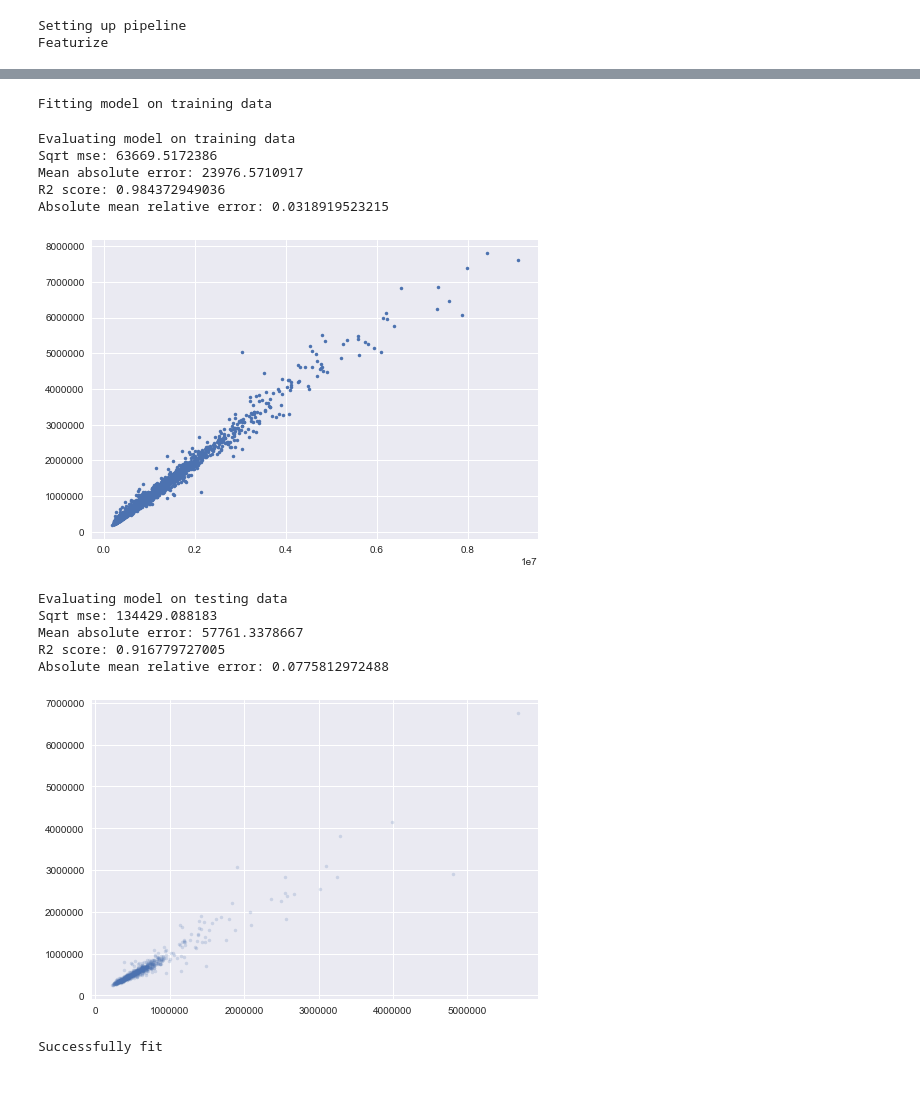
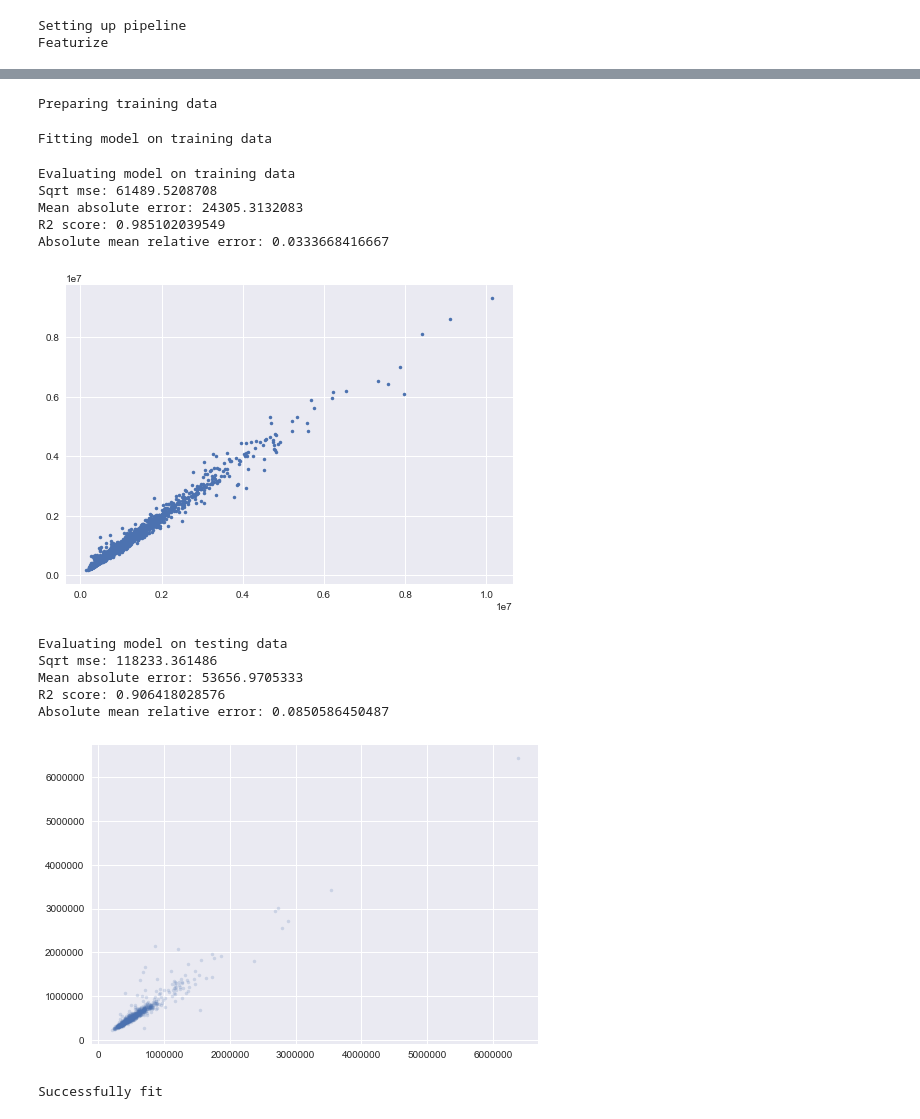
Before and after one commit to ideaian/housing_prices, a Jupyter notebook: improved_pipeline.ipynb, the cells around one changed output, grey strips where cells are left out. Saved outputs shown, nothing was run; the diff lists cells and outputs as text; code cells hidden in the pictures; blank space fills up the shorter version.

```diff
--- a/improved_pipeline.ipynb
+++ b/improved_pipeline.ipynb
@@ -10,5 +21,5 @@ ImportError: No module named utils.general_utils
 # %%
-df = pd.read_csv('single_family_home_values.csv')
+df = pd.read_csv('data/single_family_home_values.csv')
 
 print('Preparing Data: cleaning data')
 not_useful_fields = ['id','city','state']#, 'address']
@@ -21,19 +32,35 @@ required_fields = ['address','latitude','longitude','zipcode','bedrooms',
 zero_to_nan_fields = None
 nan_to_zero_fields = ['latitude','longitude','priorSaleDate','priorSaleAmount']
 
+## ADD FEATURES
+print('Adding self scaling features')
 df['squareFootageOverLotSize'] = df['squareFootage']/df['lotSize']
 df['bathroomsPerRooms'] = df['bathrooms']/(df['rooms']+.01)
 df['bathroomsPerRooms'] = df['rooms']/(df['squareFootage'])
 df['hasPriorSale'] = ~pd.isnull(df['priorSaleDate'])
 bad_idx = pd.isnull(df['yearBuilt'])
 df.loc[bad_idx, 'yearBuilt'] = 0
+
+
 print('Preparing Data: splitting test/train/validation')
 df_train, df_test, df_validation = train_validate_test_split(df)
+y_test = df_test['estimated_value']
+df_test = df_test[df_test.columns.drop('estimated_value')]
 
-X_test = df_test[df_test.columns.drop('estimated_value')]
-y_test = df_test['estimated_value']
+y_train = df_train['estimated_value']
+df_train = df_train[df_train.columns.drop('estimated_value')]
 
-X_train = df_train[df_train.columns.drop('estimated_value')]
-y_train = df_train['estimated_value']
+# y_train_sc = np.log(y_train+1)
+# y_train_mu = np.mean(y_train_sc)
+# y_train_std = np.std(y_train_sc)
+# Y_train_sc = (y_train_sc-y_train_mu)/y_train_std
+
+# y_test_sc = np.log(y_test+1)
+# y_test_mu = np.mean(y_test_sc)
+# y_test_std = np.std(y_test_sc)
+# y_test_sc = (y_test_sc-y_train_mu)/y_test_std
+
+y_train_sc = y_train
+y_test_sc = y_test
 # %% [output]
 Preparing Data: cleaning data
@@ -66,7 +94,7 @@ reg_function = RandomForestRegressor(n_jobs=3, criterion='mse')
 
 
 # prepare_data_pipeline = Pipeline([
-#             ('prepare_data', PrepareData(required_fields=required_fields,
+#             ('prepare_data', PrepareHousingData(required_fields=required_fields,
 #                                          date_fields=date_fields,
 #                                         zero_to_nan_fields=zero_to_nan_fields,
 #                                         nan_to_zero_fields=nan_to_zero_fields)),
@@ -75,14 +103,14 @@ reg_function = RandomForestRegressor(n_jobs=3, criterion='mse')
 #             ])
 prepare_data_pipeline = Pipeline([
 
-        ('prepare_data', PrepareData(required_fields=required_fields,
+        ('prepare_data', PrepareHousingData(required_fields=required_fields,
                                          date_fields=date_fields,
                                         zero_to_nan_fields=zero_to_nan_fields,
                                         nan_to_zero_fields=nan_to_zero_fields)),
             ('union', FeatureUnion(
                 transformer_list=[
                     # Extracting street vector
-                    ('subject',  StreetVectorizer()),
+#                    ('subject',  StreetVectorizer()),
 #                     ('imputerize_df', imputerize_df(features, df_out=True)),
                     # Featurizing all other values
                     ('featurize_df', featurize_df(features, df_out=False)),
@@ -126,56 +172,45 @@ Featurize
 # %%
-# y_train_sc = np.log(y_train+1)
-# y_train_mu = np.mean(y_train_sc)
-# y_train_std = np.std(y_train_sc)
-# Y_train_sc = (y_train_sc-y_train_mu)/y_train_std
-
-# y_test_sc = np.log(y_test+1)
-# y_test_mu = np.mean(y_test_sc)
-# y_test_std = np.std(y_test_sc)
-# y_test_sc = (y_test_sc-y_train_mu)/y_test_std
-
-y_train_sc = y_train
-y_test_sc = y_test
-
+print("Preparing training data")
 x_train = prepare_data_pipeline.fit_transform(X = df_train, y = y_train_sc.values.reshape((-1,1)))
-
 print("Fitting model on training data")
 model = fit_data_pipeline.fit(X = x_train, y = y_train_sc.values.reshape((-1,1)))
 # %% [output]
-Fitting model on training data
+Preparing training data
+Fitting model on training data
 # %%
 
 print("Evaluating model on training data")
 y_pred = model.predict(x_train)
 # y_pred = model.named_steps['forest'].predict(x_train)
 print_metrics(y_train_sc.values, y_pred)
 plt.plot(y_train_sc.values, y_pred,'.')
 y_max = (np.max((y_train_sc.values, y_pred.flatten())))
 # plt.plot((0,y_max), (0,y_max),color='black')
 plt.show()
 
 print("Evaluating model on testing data")
-X_test = prepare_data_pipeline.transform(df_test)
-y_test_pred = model.predict(X_test)
+
+x_test = prepare_data_pipeline.transform(df_test)
+y_test_pred = model.predict(x_test)
 # y_test_pred = model.named_steps['forest'].predict(X_test)
 print_metrics(y_test_sc.values, y_test_pred)
 plt.plot(y_test_sc.values, y_test_pred.flatten(),'.', alpha=0.2)
 y_max = np.max((y_test_sc, y_test_pred.flatten()))
 # plt.plot((0,y_max), (0,y_max),color='black')
 
 plt.show()
 print("Successfully fit")
 # %% [output]
 Evaluating model on training data
-Sqrt mse: 63669.5172386
-Mean absolute error: 23976.5710917
-R2 score: 0.984372949036
-Absolute mean relative error: 0.0318919523215
+Sqrt mse: 61489.5208708
+Mean absolute error: 24305.3132083
+R2 score: 0.985102039549
+Absolute mean relative error: 0.0333668416667
-[figure, old version]
+[figure, new version]
 Evaluating model on testing data
-Sqrt mse: 134429.088183
-Mean absolute error: 57761.3378667
-R2 score: 0.916779727005
-Absolute mean relative error: 0.0775812972488
+Sqrt mse: 118233.361486
+Mean absolute error: 53656.9705333
+R2 score: 0.906418028576
+Absolute mean relative error: 0.0850586450487
-[figure, old version]
+[figure, new version]
 Successfully fit
```
Also changed, not shown: parts of 14 cells of this notebook.
